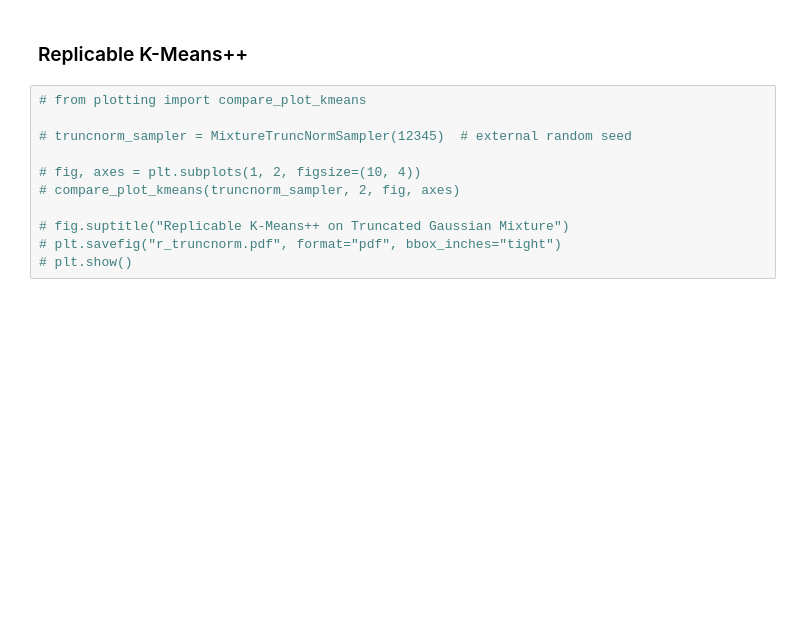
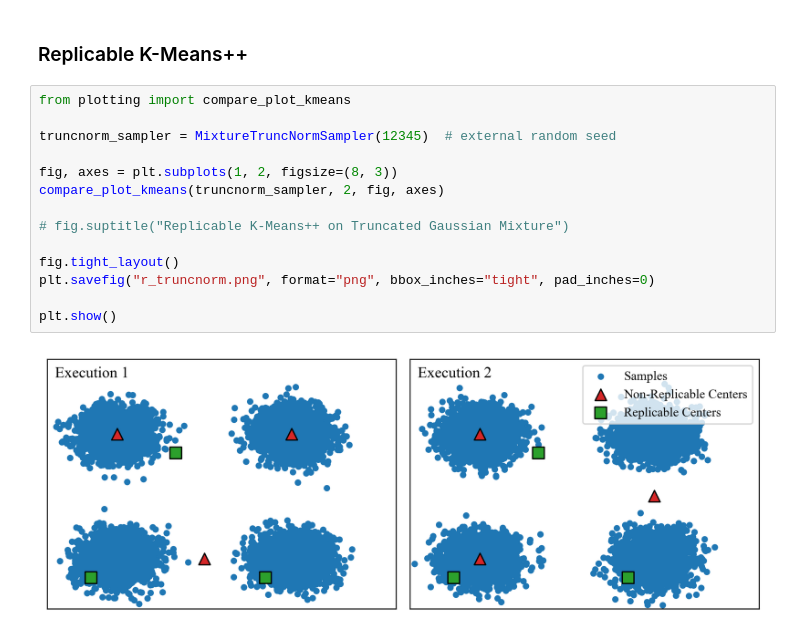
Before and after one commit to felix-cfzhou/replicable_clustering_experiments, a Jupyter notebook: replicable_clustering.ipynb, the cells around one changed output. Drawn from its saved outputs; the diff is of its cells as text; blank space fills up the shorter version.

Commit message:
formatting

```diff
--- a/replicable_clustering.ipynb
+++ b/replicable_clustering.ipynb
@@ -199,16 +199,21 @@ plt.show()
 # %% [markdown]
 ### Replicable K-Means++
 # %%
-# from plotting import compare_plot_kmeans
+from plotting import compare_plot_kmeans
 
-# truncnorm_sampler = MixtureTruncNormSampler(12345)  # external random seed
+truncnorm_sampler = MixtureTruncNormSampler(12345)  # external random seed
 
-# fig, axes = plt.subplots(1, 2, figsize=(10, 4))
-# compare_plot_kmeans(truncnorm_sampler, 2, fig, axes)
+fig, axes = plt.subplots(1, 2, figsize=(8, 3))
+compare_plot_kmeans(truncnorm_sampler, 2, fig, axes)
 
 # fig.suptitle("Replicable K-Means++ on Truncated Gaussian Mixture")
-# plt.savefig("r_truncnorm.pdf", format="pdf", bbox_inches="tight")
-# plt.show()
+
+fig.tight_layout()
+plt.savefig("r_truncnorm.png", format="png", bbox_inches="tight", pad_inches=0)
+
+plt.show()
+# %% [output]
+[figure, added]
 # %%
 from plotting import compare_plot_kmeans
 
```
Also changed, not shown: parts of 1 cell of this notebook, 3 other files.
